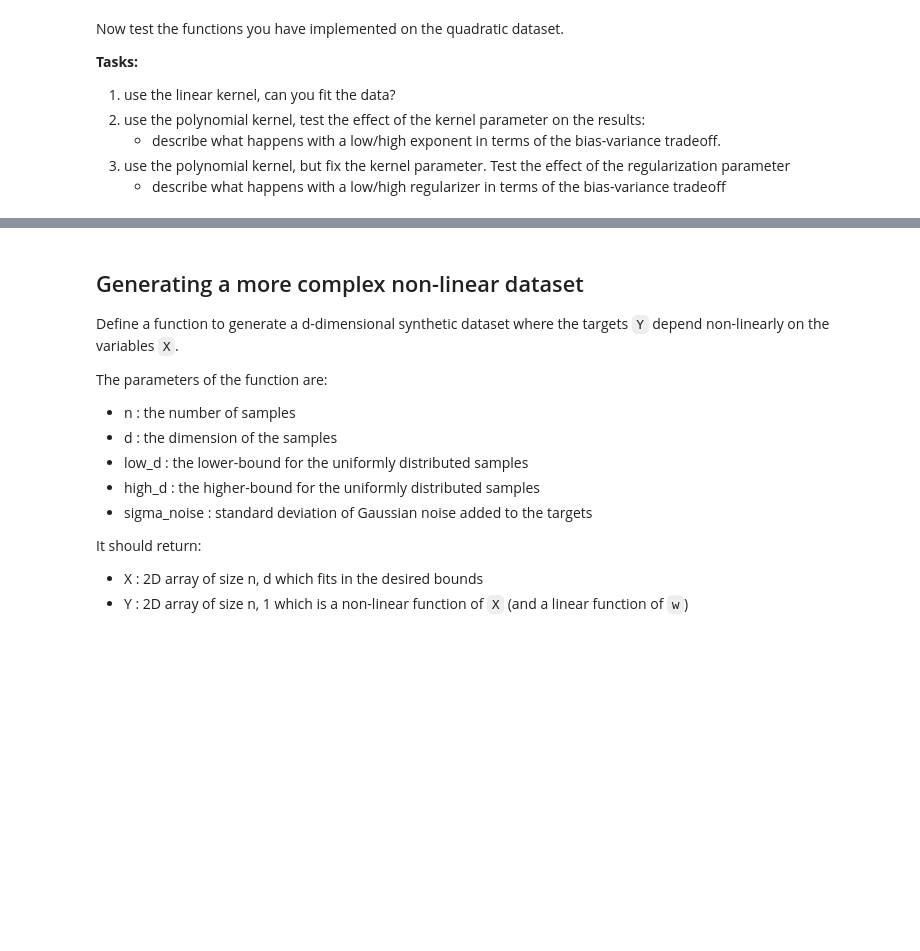
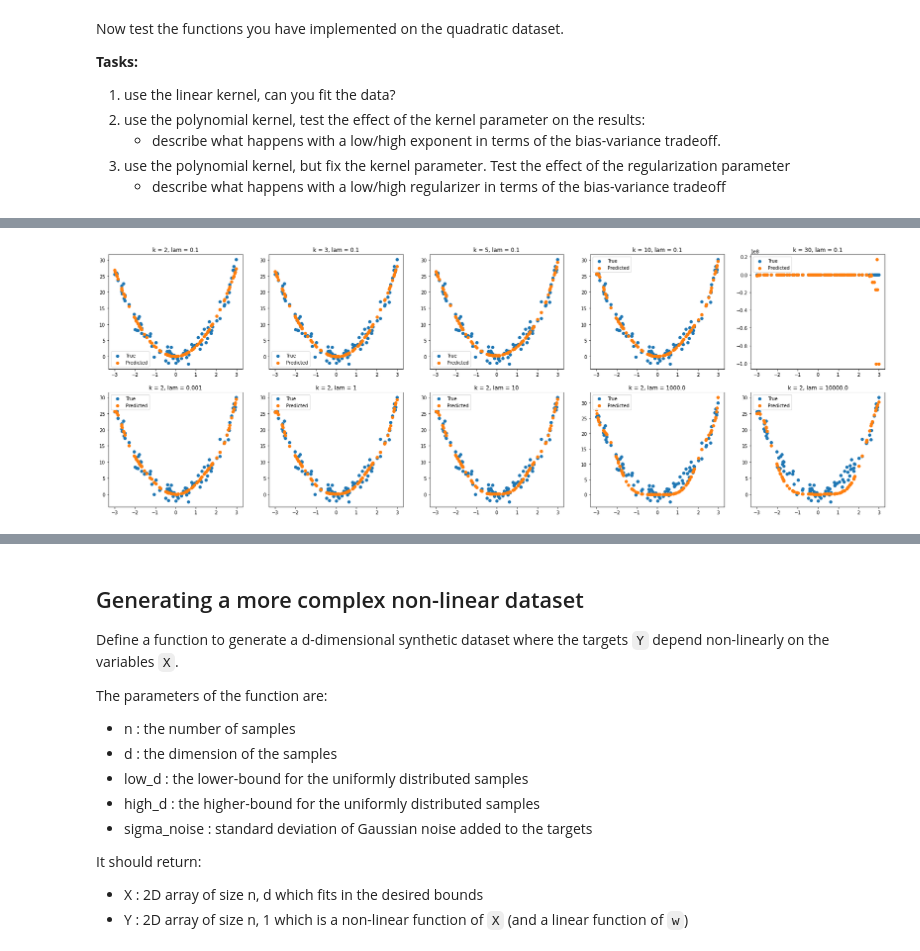
Before and after one commit to invzz/ML_LAB, a Jupyter notebook: Lab 5 - Kernel Regularized Least Squares.ipynb, the cells around one changed output, grey strips where cells are left out. Saved outputs shown, nothing was run; the diff lists cells and outputs as text; code cells hidden in the pictures; blank space fills up the shorter version.

```diff
--- a/Lab 5 - Kernel Regularized Least Squares.ipynb
+++ b/Lab 5 - Kernel Regularized Least Squares.ipynb
@@ -229,0 +241,26 @@ ax.legend(loc="best");
+# %%
+x_tr, y_tr = quadratic_data_gen(100, np.array([3]), 2.0)
+ks = [2,3,5,10, 30] # checking with just one value
+reg_par =[10e-4, 1, 10, 10e2, 10e3]
+
+fig, ax = plt.subplots(2,5)
+fig.set_size_inches(30, 10)
+
+for i in range(len(ks)):
+  w = krls_train(x_tr, y_tr, reg_par=0.1, kernel_type="polynomial", kernel_par=ks[i])
+  pred_tr = krls_predict(x_tr, x_tr, w, kernel_type="polynomial", kernel_par=ks[i])
+  ax[0,i].scatter(x_tr, y_tr, label="True")
+  ax[0,i].scatter(x_tr, pred_tr, label="Predicted")
+  ax[0,i].legend(loc="best")
+  ax[0,i].set_title(f"k = {ks[i]}, lam = {0.1}")
+
+
+for j in range(len(reg_par)):
+  w = krls_train(x_tr, y_tr, reg_par=reg_par[j], kernel_type="polynomial", kernel_par=10)
+  pred_tr = krls_predict(x_tr, x_tr, w, kernel_type="polynomial", kernel_par=10)
+  ax[1,j].scatter(x_tr, y_tr, label="True")
+  ax[1,j].scatter(x_tr, pred_tr, label="Predicted")
+  ax[1,j].legend(loc="best")
+  ax[1,j].set_title(f"k = {2}, lam = {reg_par[j]}")
+# %% [output]
+[figure, added]
```
Also changed, not shown: parts of 16 cells of this notebook.
